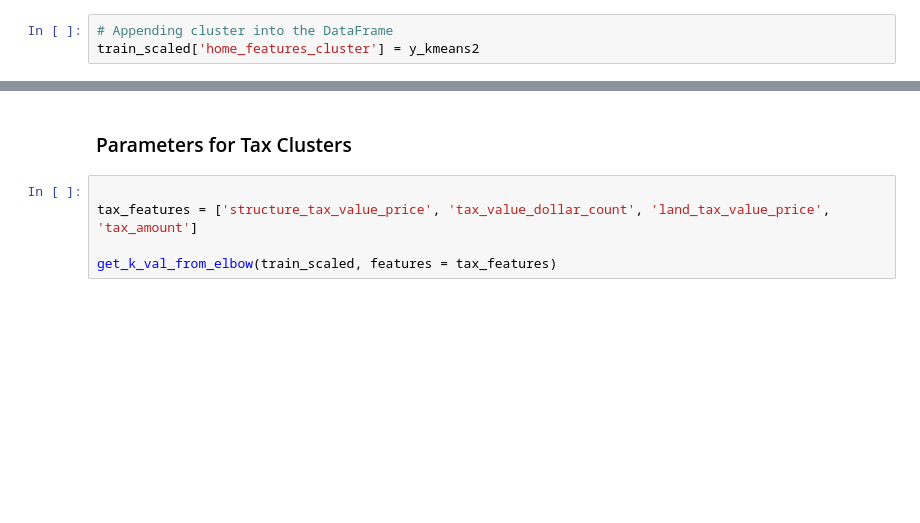
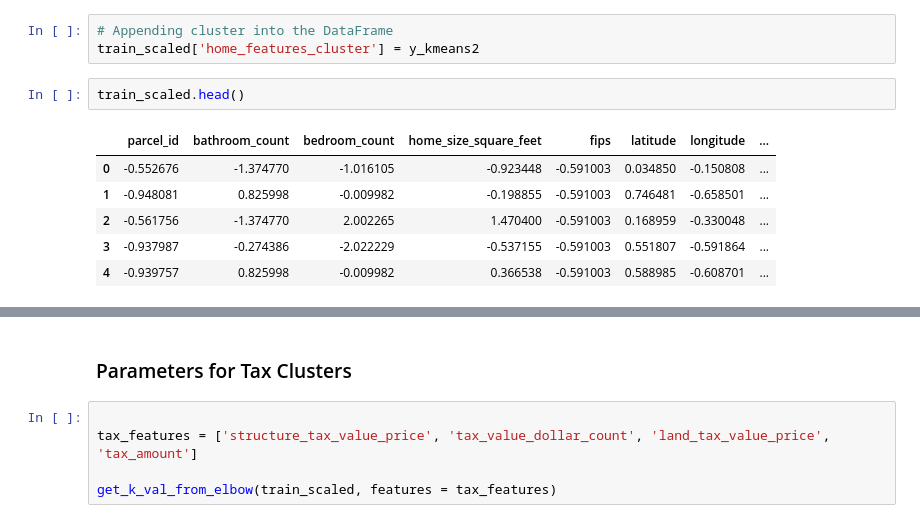
Before and after one commit to Schmidl-Gautam/zillow_clustering, a Jupyter notebook: clustering.ipynb, the cells around one changed output, grey strips where cells are left out. Cells and saved outputs as stored; diff of their text form; blank space fills up the shorter version.

```diff
--- a/clustering.ipynb
+++ b/clustering.ipynb
@@ -146,3 +148,12 @@ array([[0.238862  , 0.39778791, 0.2822897 , 0.00222126],
 # %%
 # Appending cluster into the DataFrame
 train_scaled['home_features_cluster'] = y_kmeans2
+# %%
+train_scaled.head()
+# %% [output]
+|  | parcel_id | bathroom_count | bedroom_count | home_size_square_feet | fips | latitude | longitude | ... |
+| 0 | -0.552676 | -1.374770 | -1.016105 | -0.923448 | -0.591003 | 0.034850 | -0.150808 | ... |
+| 1 | -0.948081 | 0.825998 | -0.009982 | -0.198855 | -0.591003 | 0.746481 | -0.658501 | ... |
+| 2 | -0.561756 | -1.374770 | 2.002265 | 1.470400 | -0.591003 | 0.168959 | -0.330048 | ... |
+| 3 | -0.937987 | -0.274386 | -2.022229 | -0.537155 | -0.591003 | 0.551807 | -0.591864 | ... |
+| 4 | -0.939757 | 0.825998 | -0.009982 | 0.366538 | -0.591003 | 0.588985 | -0.608701 | ... |
```
Also changed, not shown: parts of 15 cells of this notebook.
